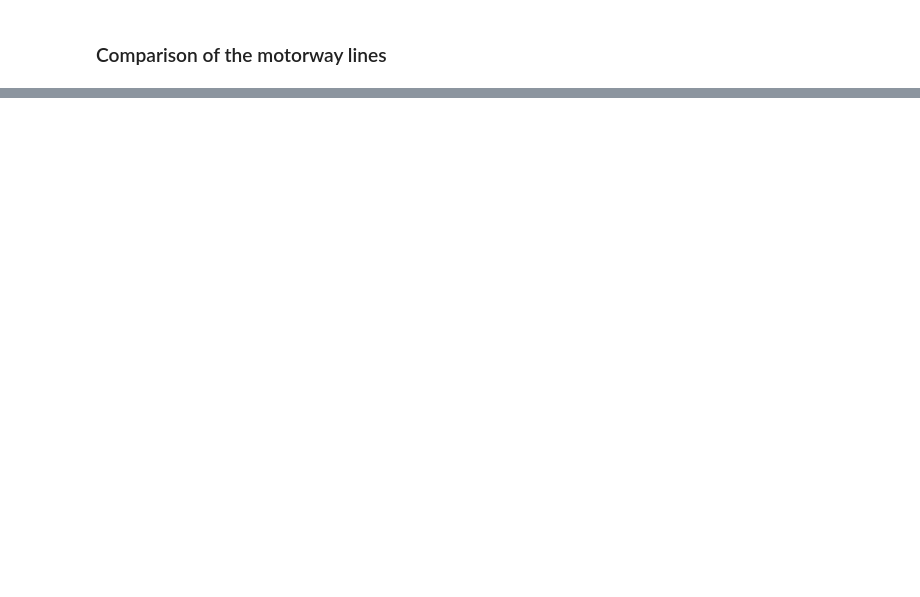
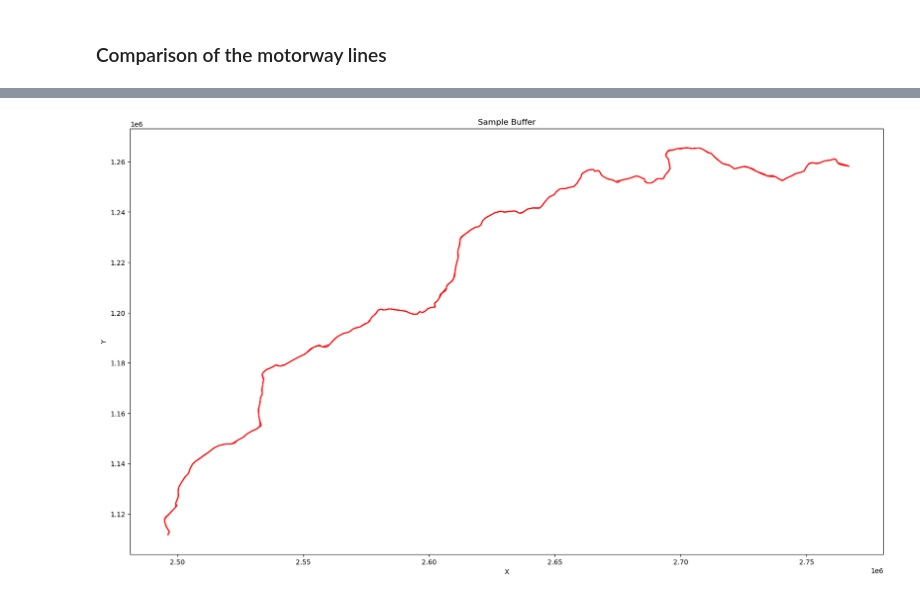
Before and after one commit to chrisvanklutter/GEO877_Spatial_Algorithms_Haklay, a Jupyter notebook: data_Preprocessing.ipynb, the cells around one changed output, grey strips where cells are left out. Drawn from its saved outputs; the diff is of its cells as text; code cells hidden in the pictures; blank space fills up the shorter version.

Commit message:
Improvements + first link of Processing and Buffer

```diff
--- a/data_Preprocessing.ipynb
+++ b/data_Preprocessing.ipynb
@@ -271,6 +275,7 @@ for segment in motorway_segments_transformed:
         segments_by_name[segment.name] = []
     segments_by_name[segment.name].append(segment)
 
+streetnames_osm = motorway_segments_transformed.apply(lambda x: x.name).unique()
 motorway_osm_lines = []
 for streetname in streetnames_osm:
     # Use streetname to retrieve list of segments
@@ -280,6 +285,7 @@ for streetname in streetnames_osm:
         motorway_osm_lines.append(motorwayLine)
 
 motorway_osm_lines = sorted(motorway_osm_lines, key=lambda x: x.name)
-print(motorway_osm_lines[0])
-print(motorway_osm_lines[0].segments[0].origin_name)
-len(motorway_osm_lines)
+if plot_steps:
+    print(motorway_osm_lines[0])
+    print(motorway_osm_lines[0].segments[0].origin_name)
+    len(motorway_osm_lines)
@@ -419,20 +392,0 @@ len(motorway_ch_lines)
-# %%
-segments_by_name = {}
-for segment in mway_ch['segments']:
-    if segment.name not in segments_by_name:
-        segments_by_name[segment.name] = []
-    segments_by_name[segment.name].append(segment)
-
-motorway_ch_lines = []
-for streetname in streetnames_ch:
-    list_segments = segments_by_name.get(streetname,[])
-    print(len(list_segments))
-    if list_segments:
-        motorwayLine = MotorwayLine(list_segments)
-        motorway_ch_lines.append(motorwayLine)
-
-motorway_ch_lines = sorted(motorway_ch_lines, key=lambda x: x.name)
-
-print(motorway_ch_lines[1])
-print(motorway_ch_lines[1].segments[1].origin_name)
-len(motorway_ch_lines)
@@ -523,0 +450,6 @@ plt.show()
+# %%
+astra = motorway_ch_lines
+osm = motorway_osm_lines
+
+list_unique_points_astra = [mw_line.removeDuplicates().points for mw_line in motorway_ch_lines]
+buffered_astra = list(map(lambda points: buffer(nodes=points, dist=10, nn=20, reduction=50), list_unique_points_astra))
@@ -523,0 +477,11 @@ plt.show()
+# %%
+fig, ax0 = plt.subplots(figsize = (20,20))
+
+ax0.plot(buffered_astra[:, 0], buffered_astra[:, 1], color = 'red')
+
+ax0.set_xlabel('X')
+ax0.set_ylabel('Y')
+ax0.set_title('Sample Buffer')
+ax0.set_aspect('equal')
+# %% [output]
+[figure, added]
```
Also changed, not shown: parts of 24 cells of this notebook, 5 other files.
